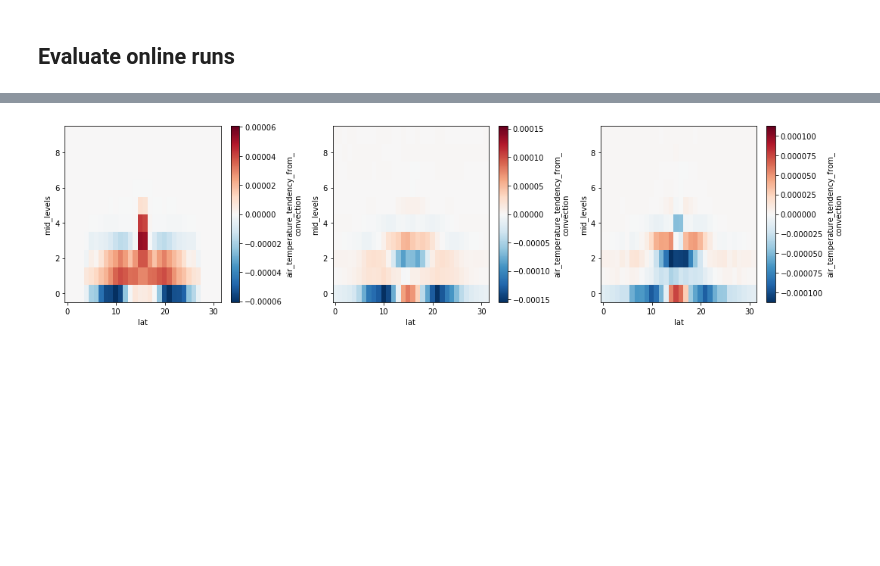
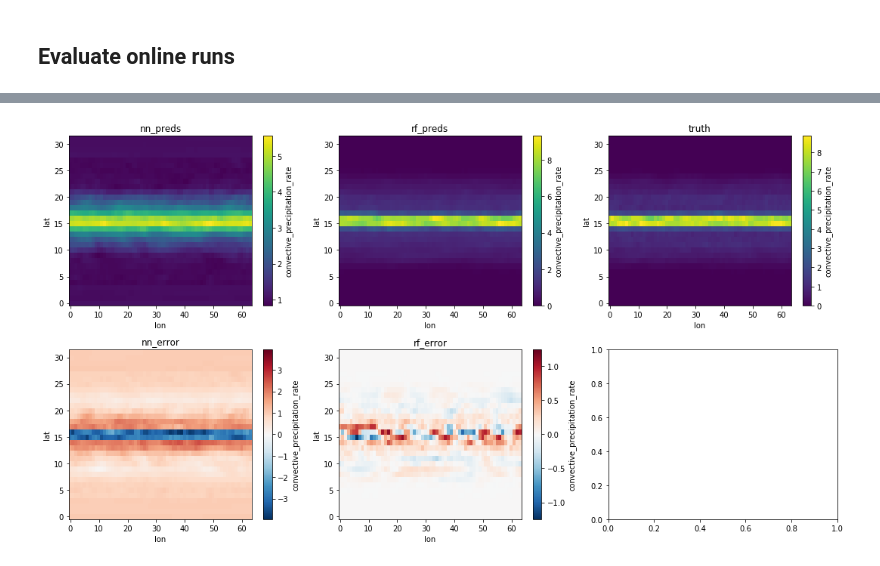
Before and after one commit to raspstephan/CliMT-ML, a Jupyter notebook: 3.0-Run-ML-models-online.ipynb, the cells around one changed output, grey strips where cells are left out. Cells and saved outputs as stored; diff of their text form; code cells hidden in the pictures; blank space fills up the shorter version.

```diff
--- a/3.0-Run-ML-models-online.ipynb
+++ b/3.0-Run-ML-models-online.ipynb
@@ -199,9 +263,12 @@ nn_model.iterate(48*180)
 # %% [markdown]
 ## Evaluate online runs
 # %%
-inputs_ref = xr.open_mfdataset(
-    './inputs_ref.nc', chunks={'time': 10}, combine='by_coords'
-).transpose('time', 'mid_levels', 'lat', 'lon')
-outputs_ref = xr.open_mfdataset(
-    './outputs_ref.nc', chunks={'time': 10}, combine='by_coords'
-).transpose('time', 'mid_levels', 'lat', 'lon')
+def load_data(suffix):
+    inputs = xr.open_mfdataset(
+        f'./inputs_{suffix}.nc', chunks={'time': 10}, combine='by_coords'
+    ).transpose('time', 'mid_levels', 'lat', 'lon')
+    outputs = xr.open_mfdataset(
+        f'./outputs_{suffix}.nc', chunks={'time': 10}, combine='by_coords'
+    ).transpose('time', 'mid_levels', 'lat', 'lon')
+    outputs['time'] = inputs.time
+    return xr.merge([inputs, outputs])
@@ -215,14 +275,17 @@ outputs_nn = xr.open_mfdataset(
+# %%
+data_ref = load_data('ref')
+# %%
+data_nn = load_data('nn2')
+data_rf = load_data('rf')
 # %%
 def plot_comparison(var, sl=None, mean=None, std=None):
-    fig, axs = plt.subplots(1, 3, figsize=(15, 4))
-    if var in input_vars:
-        dss = [inputs_ref, inputs_nn, inputs_nn - inputs_ref]
-    else:
-        dss = [outputs_ref, outputs_nn, outputs_nn - outputs_ref]
-    for ds, ax in zip(dss, axs):
+    fig, axs = plt.subplots(2, 3, figsize=(15, 8))
+    dss = [data_nn, data_rf, data_ref, data_nn-data_ref, data_rf-data_ref]
+    names= ['nn_preds', 'rf_preds', 'truth', 'nn_error', 'rf_error']
+    for ds, n, ax in zip(dss, names, axs.flat):
         if mean is not None: ds = ds.mean(mean)
         if std is not None: ds = ds.std(std)
-        ds[var].isel(sl).plot(ax=ax)
+        ds[var].isel(sl).plot(ax=ax); ax.set_title(n)
     plt.tight_layout()
 # %%
 plot_comparison('air_temperature', mean=('time', 'lon'))
@@ -235,7 +298,7 @@ plot_comparison('specific_humidity', mean=('time', 'lon'))
 # %%
-plot_comparison('air_temperature_tendency_from_convection', mean=('time', 'lon'))
+plot_comparison('convective_precipitation_rate', mean=('time'))
 # %% [output]
-[figure, old version]
+[figure, new version]
 # %%
 plot_comparison('air_temperature', sl={'time': -1, 'mid_levels': 1})
 # %% [output]
```
Also changed, not shown: parts of 33 cells of this notebook, 3 other files.
